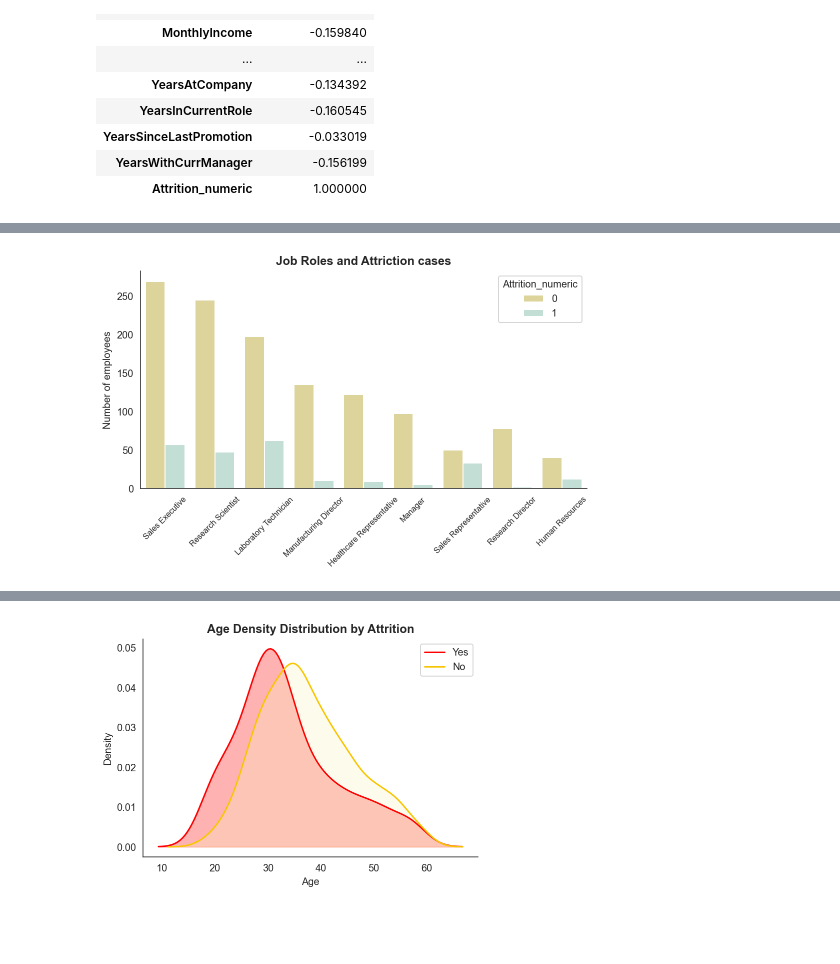
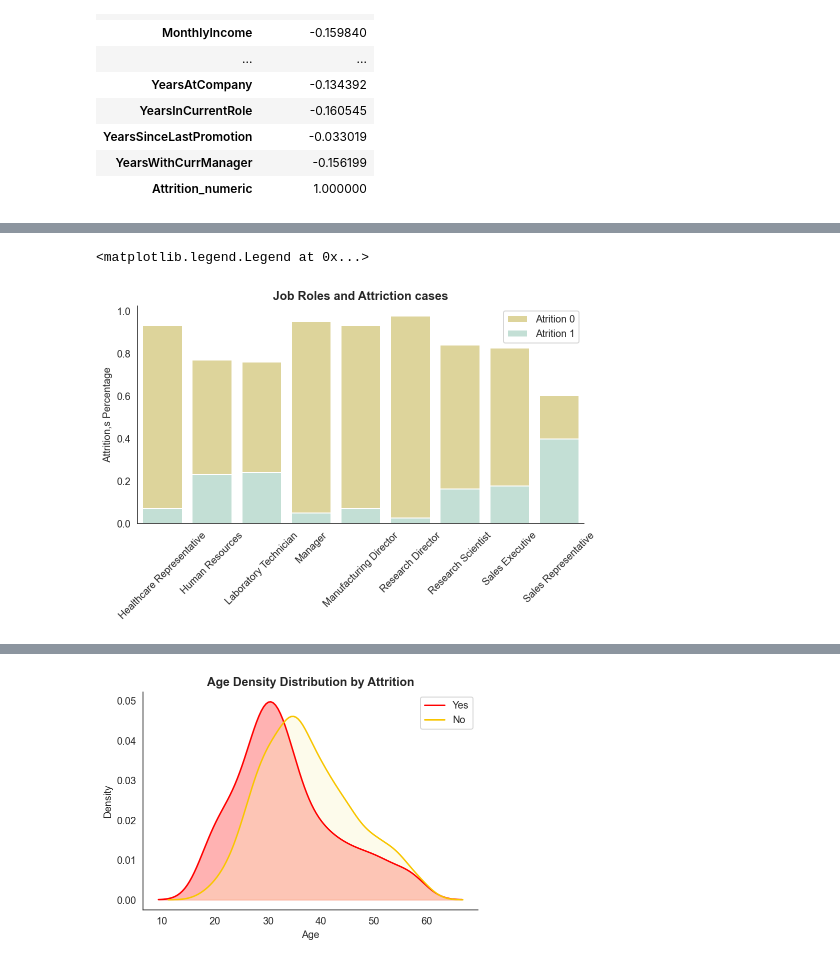
Before and after one commit to gonzalo71/TestGit, a Jupyter notebook: IBM_HR_Analytics_Employee.ipynb, the cells around one changed output, grey strips where cells are left out. Cells and saved outputs as stored; diff of their text form; code cells hidden in the pictures; blank space fills up the shorter version.

```diff
--- a/IBM_HR_Analytics_Employee.ipynb
+++ b/IBM_HR_Analytics_Employee.ipynb
@@ -194,0 +220,3 @@ sns.despine()
+# %%
+by_jobRole =df.groupby("JobRole")["Attrition_numeric"].value_counts(normalize=True).to_frame().unstack()
+by_jobRole.style.background_gradient(cmap='Blues',axis=0)
@@ -195,18 +236,21 @@ sns.despine()
 # %%
-# bussines travel
-
-#colors = [ "#8D5524", "#BEE4D7","#BEE4D7","#BEE4D7","#BEE4D7","#BEE4D7","#BEE4D7","#BEE4D7","#BEE4D7","#BEE4D7"]
 colors = ["#E8DC90","#BEE4D7"]
 
 #plot
 plt.figure(figsize=(8,4))
-g = sns.countplot(x="JobRole", hue='Attrition_numeric', data=df,palette=colors)
-g.set_xticklabels(g.get_xticklabels(),fontsize=8, rotation=45)
+sns.barplot(x=by_jobRole.index,y=('Attrition_numeric', 0),data=by_jobRole,color="#E8DC90",label="Atrition 0")
+sns.barplot(x=by_jobRole.index,y=('Attrition_numeric', 1),data=by_jobRole,color="#BEE4D7",label="Atrition 1")
+
+#sns.countplot(x="JobRole", hue='Attrition_numeric', data=by_jobRole,palette=colors)
+#g.set_xticklabels(g.get_xticklabels(),fontsize=8, rotation=45)
 plt.ylabel('')
 plt.title("Job Roles and Attriction cases",fontweight="bold")
+plt.xticks(rotation=45)
 plt.xlabel("")
-plt.ylabel("Number of employees")
+plt.ylabel("Attrition,s Percentage")
 plt.grid(False)
 sns.despine()
+plt.legend()
 # %% [output]
+<matplotlib.legend.Legend at 0x...>
-[figure, old version]
+[figure, new version]
```
Also changed, not shown: parts of 47 cells of this notebook.
